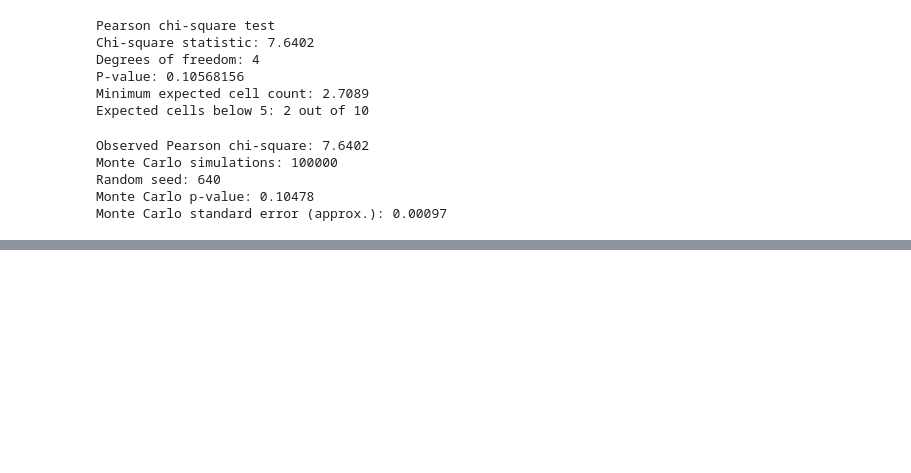
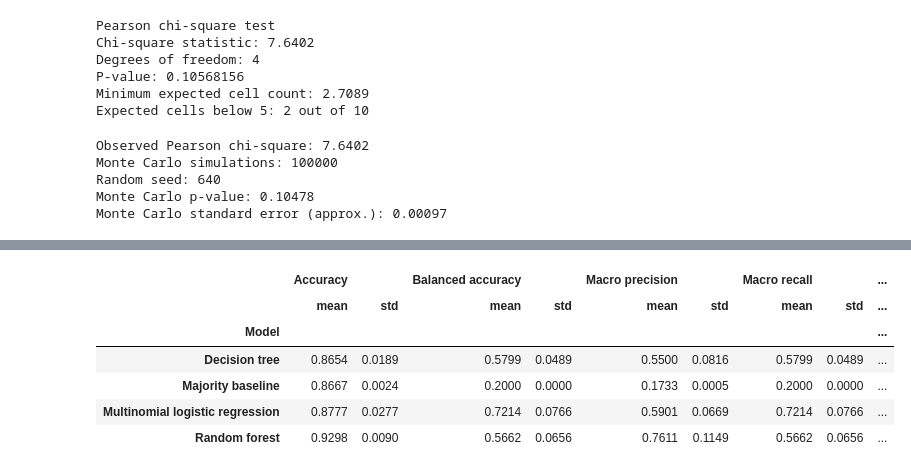
Before and after one commit to kadiyalakumar78-droid/qm640-hcv-capstone, a Jupyter notebook: notebooks/QM640_HCV_Capstone_Analysis.ipynb, the cells around one changed output, grey strips where cells are left out. Cells and saved outputs as stored; diff of their text form; code cells hidden in the pictures; blank space fills up the shorter version.

```diff
--- a/notebooks/QM640_HCV_Capstone_Analysis.ipynb
+++ b/notebooks/QM640_HCV_Capstone_Analysis.ipynb
@@ -579,0 +716,63 @@ Monte Carlo standard error (approx.): 0.00097
+# %%
+# Step 15: Run repeated stratified 3-fold cross-validation (5 repeats)
+cv = RepeatedStratifiedKFold(n_splits=3, n_repeats=5, random_state=640)
+fold_rows, oof_rows = [], []
+
+# Prespecified descriptive age bands for the exploratory subgroup assessment.
+def assign_age_group(age):
+    if age < 40:
+        return "Under 40"
+    elif age < 60:
+        return "40–59"
+    return "60+"
+
+for model_name, estimator in pipelines.items():
+    for fold_no, (train_idx, test_idx) in enumerate(cv.split(X, y), start=1):
+        X_train, X_test = X.iloc[train_idx], X.iloc[test_idx]
+        y_train, y_test = y.iloc[train_idx], y.iloc[test_idx]
+        fitted = clone(estimator)
+        fitted.fit(X_train, y_train)
+        pred = fitted.predict(X_test)
+        fold_rows.append({
+            "Model": model_name, "Fold": fold_no,
+            "Accuracy": accuracy_score(y_test, pred),
+            "Balanced accuracy": balanced_accuracy_score(y_test, pred),
+            "Macro precision": precision_score(y_test, pred, average="macro", zero_division=0),
+            "Macro recall": recall_score(y_test, pred, average="macro", zero_division=0),
+            "Macro F1": f1_score(y_test, pred, average="macro", zero_division=0),
+            "Weighted F1": f1_score(y_test, pred, average="weighted", zero_division=0)
+        })
+        repeat_no = (fold_no - 1) // 3 + 1
+        oof_rows.extend([
+            {
+                "Model": model_name,
+                "Repeat": repeat_no,
+                "Actual": actual_value,
+                "Predicted": predicted_value,
+                "Sex": sex_value,
+                "Age": float(age_value),
+                "Age group": assign_age_group(float(age_value))
+            }
+            for actual_value, predicted_value, sex_value, age_value
+            in zip(
+                y_test.tolist(),
+                pred.tolist(),
+                X_test["Sex"].tolist(),
+                X_test["Age"].tolist()
+            )
+        ])
+
+fold_results = pd.DataFrame(fold_rows)
+oof_predictions = pd.DataFrame(oof_rows)
+metric_cols = ["Accuracy", "Balanced accuracy", "Macro precision",
+               "Macro recall", "Macro F1", "Weighted F1"]
+cv_summary = fold_results.groupby("Model")[metric_cols].agg(["mean", "std"]).round(4)
+display(cv_summary)
+# %% [output]
+|  | Accuracy |  | Balanced accuracy |  | Macro precision |  | Macro recall |  | ... |
+|  | mean | std | mean | std | mean | std | mean | std | ... |
+| Model |  |  |  |  |  |  |  |  | ... |
+| Decision tree | 0.8654 | 0.0189 | 0.5799 | 0.0489 | 0.5500 | 0.0816 | 0.5799 | 0.0489 | ... |
+| Majority baseline | 0.8667 | 0.0024 | 0.2000 | 0.0000 | 0.1733 | 0.0005 | 0.2000 | 0.0000 | ... |
+| Multinomial logistic regression | 0.8777 | 0.0277 | 0.7214 | 0.0766 | 0.5901 | 0.0669 | 0.7214 | 0.0766 | ... |
+| Random forest | 0.9298 | 0.0090 | 0.5662 | 0.0656 | 0.7611 | 0.1149 | 0.5662 | 0.0656 | ... |
```
Also changed, not shown: parts of 28 cells of this notebook.
